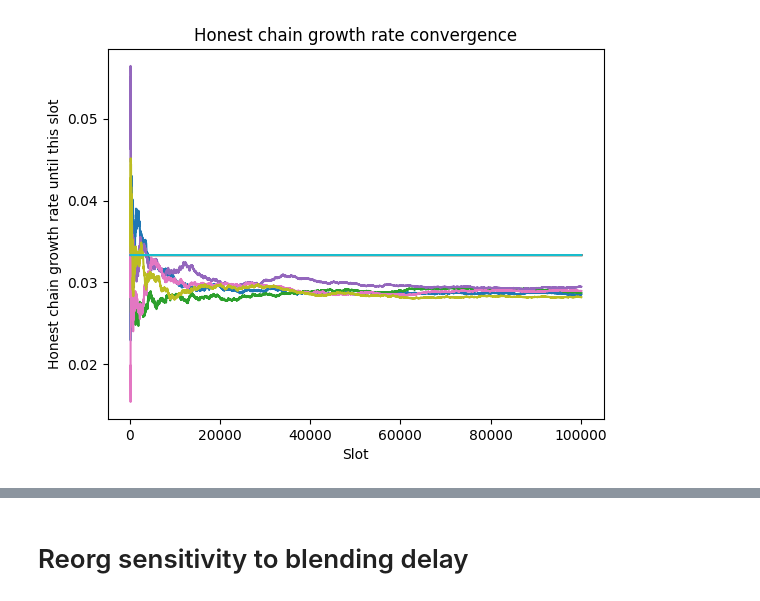
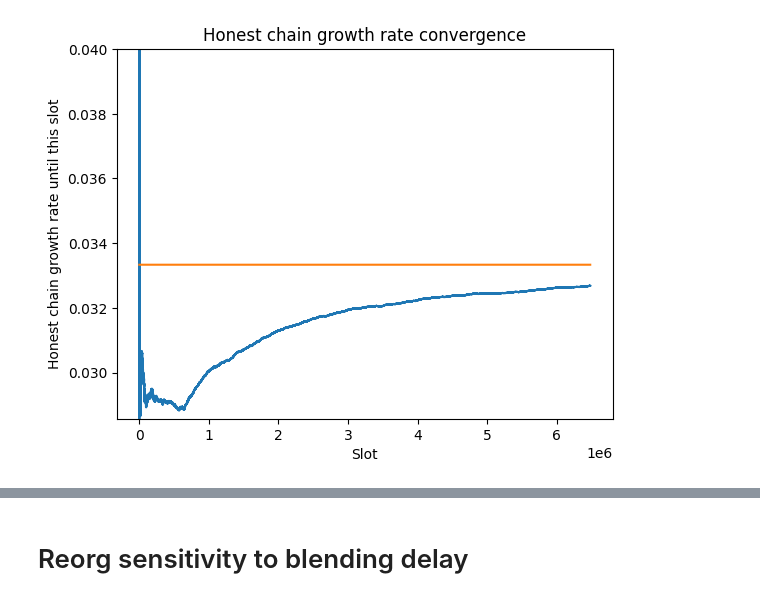
Before and after one commit to logos-co/nomos-pocs, a Jupyter notebook: cryptarchia/longest-chain-cryptarchia.ipynb, the cells around one changed output, grey strips where cells are left out. Saved outputs shown, nothing was run; the diff lists cells and outputs as text; code cells hidden in the pictures.

Commit message:
honest chain growth for 10 epochs

```diff
--- a/cryptarchia/longest-chain-cryptarchia.ipynb
+++ b/cryptarchia/longest-chain-cryptarchia.ipynb
@@ -91,6 +91,7 @@ class Params:
     f: float
     honest_stake: np.array
     adversary_control: float
+    total_stake_estimate: float
 
     @property
     def N(self):
@@ -102,7 +103,7 @@ class Params:
 
     @property
     def relative_stake(self):
-        return self.stake / self.stake.sum()
+        return self.stake / self.total_stake_estimate
 
     def slot_prob(self):
         return phi(self.f, self.relative_stake)
@@ -472,13 +472,14 @@ total   3.77s
 # %%
-slots_list = np.array(range(sim_chain_growth_fixed.params.SLOTS)[100:]) + 100 #remove first few slots
+slots_list = np.array(range(slot_size * 10))
 
-for i in range(5):
-    plt.plot(slots_list, ratios_sims[i][100:])
-    plt.plot(slots_list, np.full(len(slots_list), 1/30))
-    plt.xlabel("Slot")
-    plt.ylabel("Honest chain growth rate until this slot")
-    plt.title("Honest chain growth rate convergence")
+plt.plot(slots_list, np.array(ratios_sims).ravel())
+plt.plot(slots_list, np.full(slot_size * 10, f_value))
+plt.xlabel("Slot")
+#plt.yscale('log')
+plt.ylim(1/35, 1/25)
+plt.ylabel("Honest chain growth rate until this slot")
+plt.title("Honest chain growth rate convergence")
 
 plt.show()
 # %% [output]
-[figure, old version]
+[figure, new version]
```
Also changed, not shown: parts of 16 cells of this notebook.
